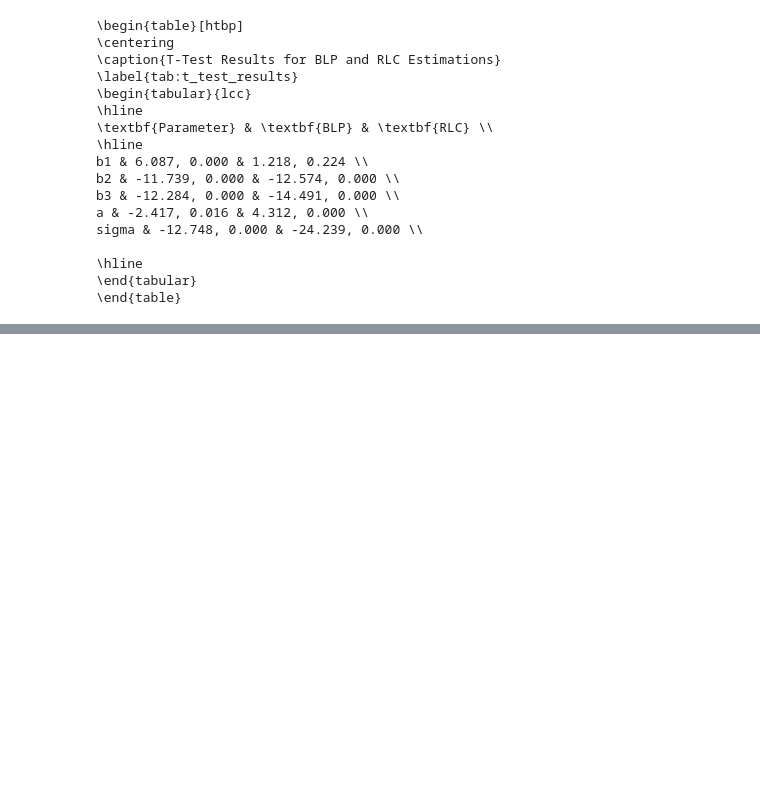
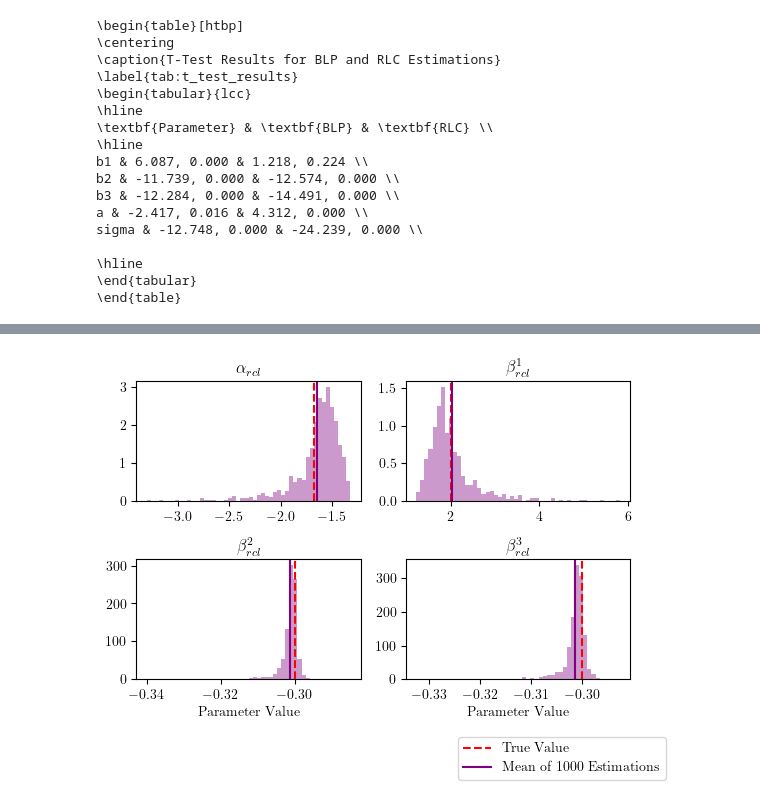
Before and after one commit to anuscabc/markdown_estimation, a Jupyter notebook: estimation/final_results_blp.ipynb, the cells around one changed output, grey strips where cells are left out. Cells and saved outputs as stored; diff of their text form; code cells hidden in the pictures; blank space fills up the shorter version.

```diff
--- a/estimation/final_results_blp.ipynb
+++ b/estimation/final_results_blp.ipynb
@@ -224,0 +335,45 @@ sigma & -12.748, 0.000 & -24.239, 0.000 \\
+# %%
+# Estimation with rcl
+
+fig, ax = plt.subplots(2, 2, figsize=(6, 5))
+
+purple_color = 'purple'
+
+ax[0, 0].hist(combined_df['a_rcl'], bins=50, density=True, color=purple_color, alpha=0.4)
+ax[0, 0].axvline(-1.6820276496988864, color='red', linestyle='dashed')
+ax[0, 0].axvline(np.mean(combined_df['a_rcl']), color=purple_color)
+ax[0, 0].set_title('$\\alpha_{rcl}$')
+
+ax[0, 1].hist(combined_df['b1_rcl'], bins=50, density=True, color=purple_color, alpha=0.4)
+ax[0, 1].axvline(2, color='red', linestyle='dashed')
+ax[0, 1].axvline(np.mean(combined_df['b1_rcl']), color=purple_color)
+ax[0, 1].set_title('$\\beta^{1}_{rcl}$')
+
+ax[1, 0].hist(combined_df['b2_rcl'], bins=50, density=True, color=purple_color, alpha=0.4)
+ax[1, 0].axvline(-0.3, color='red', linestyle='dashed')
+ax[1, 0].axvline(np.mean(combined_df['b2_rcl']), color=purple_color)
+ax[1, 0].set_title('$\\beta^{2}_{rcl}$')
+ax[1, 0].set_xlabel('Parameter Value')
+
+
+ax[1, 1].hist(combined_df['b3_rcl'], bins=50, density=True, color=purple_color, alpha=0.4)
+ax[1, 1].axvline(-0.3, color='red', linestyle='dashed')
+ax[1, 1].axvline(np.mean(combined_df['b3_rcl']), color=purple_color)
+ax[1, 1].set_title('$\\beta^{3}_{rcl}$')
+ax[1, 1].set_xlabel('Parameter Value')
+
+legend_elements = [
+    plt.Line2D([0], [0], color='red', linestyle='dashed', label='True Value'),
+    plt.Line2D([0], [0], color=purple_color, label='Mean of 1000 Estimations')
+]
+leg = plt.legend(handles=legend_elements,
+            loc='lower left',
+            bbox_to_anchor=(0.2, -0.9))
+
+# fig.subplots_adjust(bottom=0.78)
+plt.tight_layout()
+
+plt.savefig('../plots/estimation_rcl.pdf')
+plt.show()
+# %% [output]
+[figure, added]
```
Also changed, not shown: parts of 5 cells of this notebook, 19 other files.
